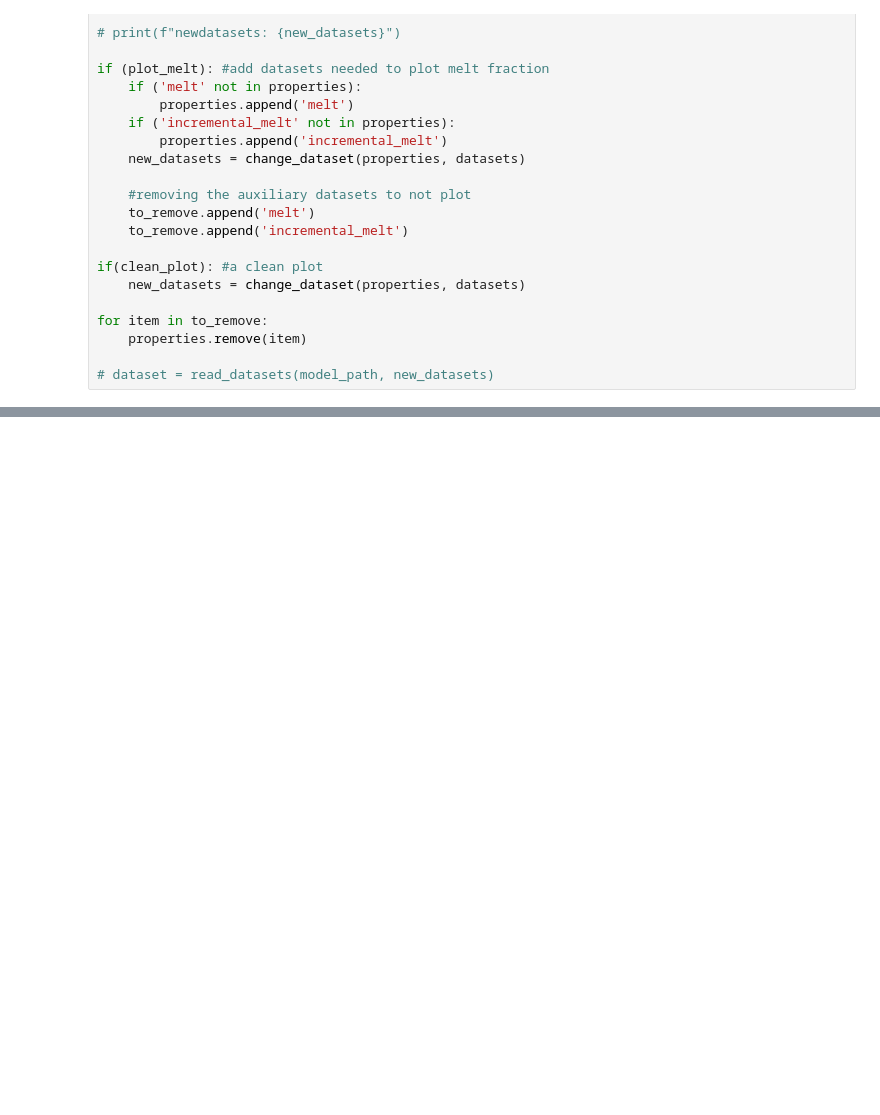
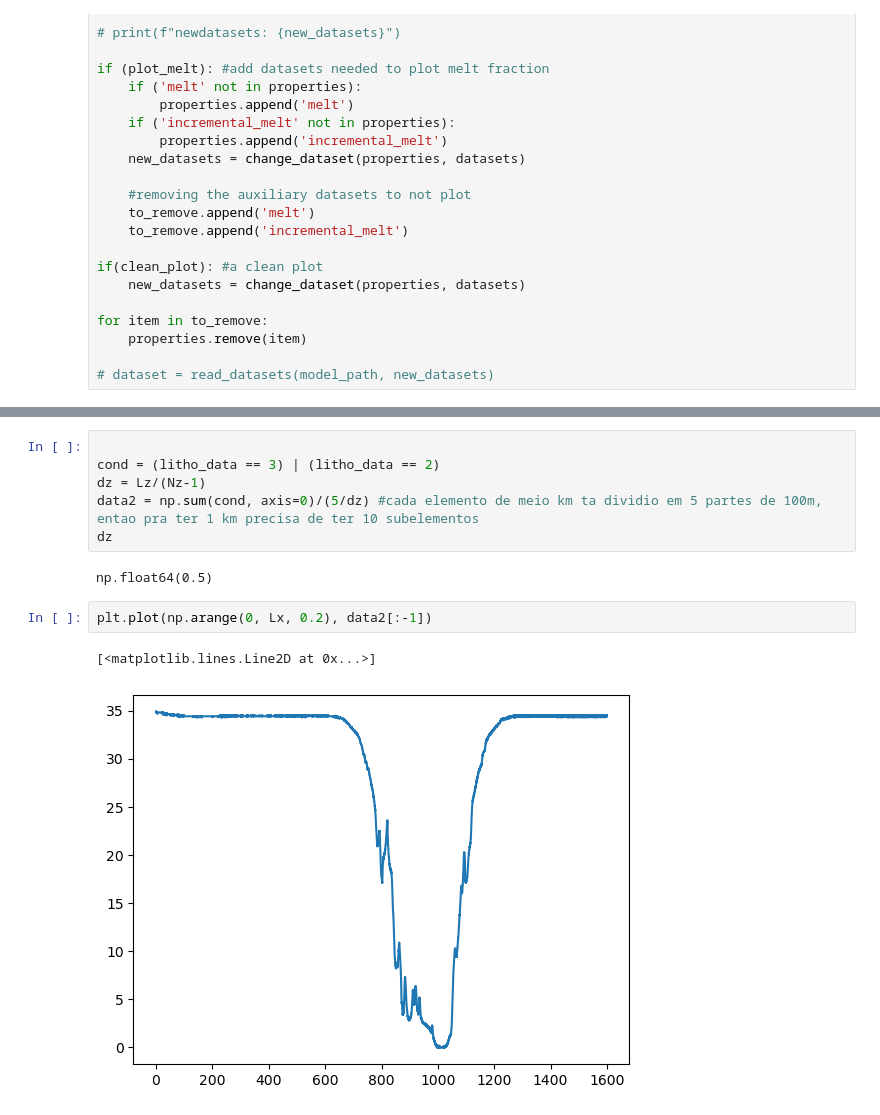
Before and after one commit to jopmas/rifting_melt, a Jupyter notebook: plot_frame.ipynb, the cells around one changed output, grey strips where cells are left out. Cells and saved outputs as stored; diff of their text form; blank space fills up the shorter version.

```diff
--- a/plot_frame.ipynb
+++ b/plot_frame.ipynb
@@ -283,0 +275,13 @@ array([0.0000000e+00, 2.0000001e-04, 4.0000002e-04, ..., 2.9960001e-01,
+# %%
+
+cond = (litho_data == 3) | (litho_data == 2)
+dz = Lz/(Nz-1)
+data2 = np.sum(cond, axis=0)/(5/dz) #cada elemento de meio km ta dividio em 5 partes de 100m, entao pra ter 1 km precisa de ter 10 subelementos
+dz
+# %% [output]
+np.float64(0.5)
+# %%
+plt.plot(np.arange(0, Lx, 0.2), data2[:-1])
+# %% [output]
+[<matplotlib.lines.Line2D at 0x...>]
+[figure, added]
```
Also changed, not shown: parts of 7 cells of this notebook, 2 other files.
